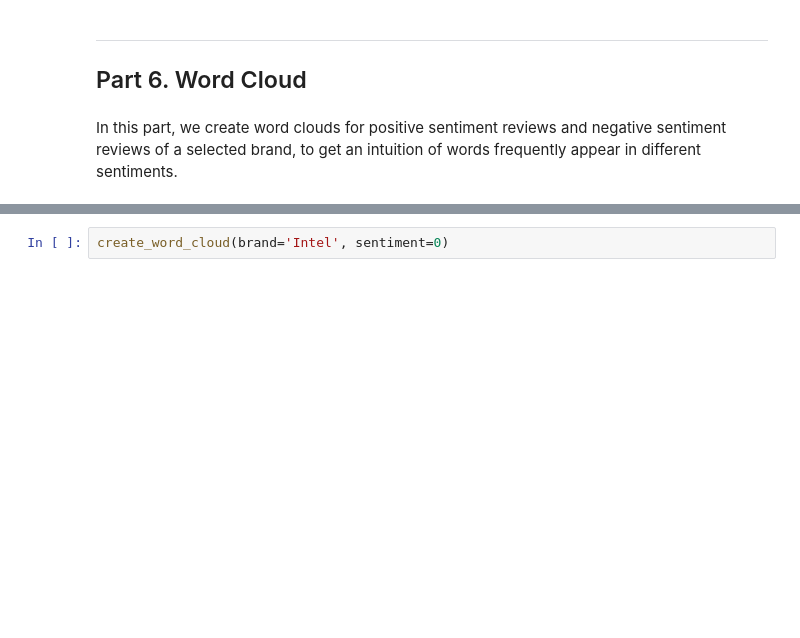
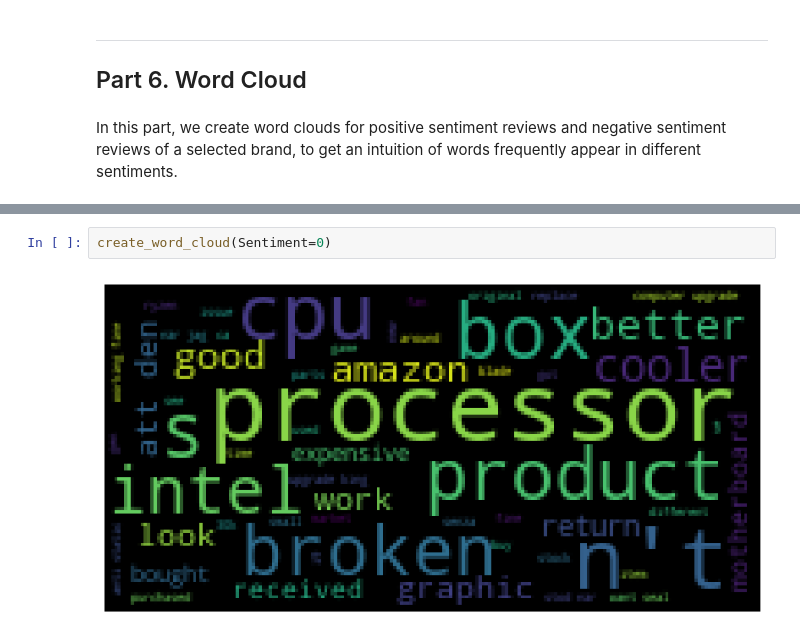
Before and after one commit to GarvBhaskar/Intel-Product-Sentiment-Analysis, a Jupyter notebook: model.ipynb, the cells around one changed output, grey strips where cells are left out. Drawn from its saved outputs; the diff is of its cells as text; blank space fills up the shorter version.

```diff
--- a/model.ipynb
+++ b/model.ipynb
@@ -1086,2 +1116,4 @@ create_word_cloud(brand='Intel', sentiment=1)
 # %%
-create_word_cloud(brand='Intel', sentiment=0)
+create_word_cloud(Sentiment=0)
+# %% [output]
+[figure, added]
```
Also changed, not shown: parts of 7 cells of this notebook, 1 other file.
